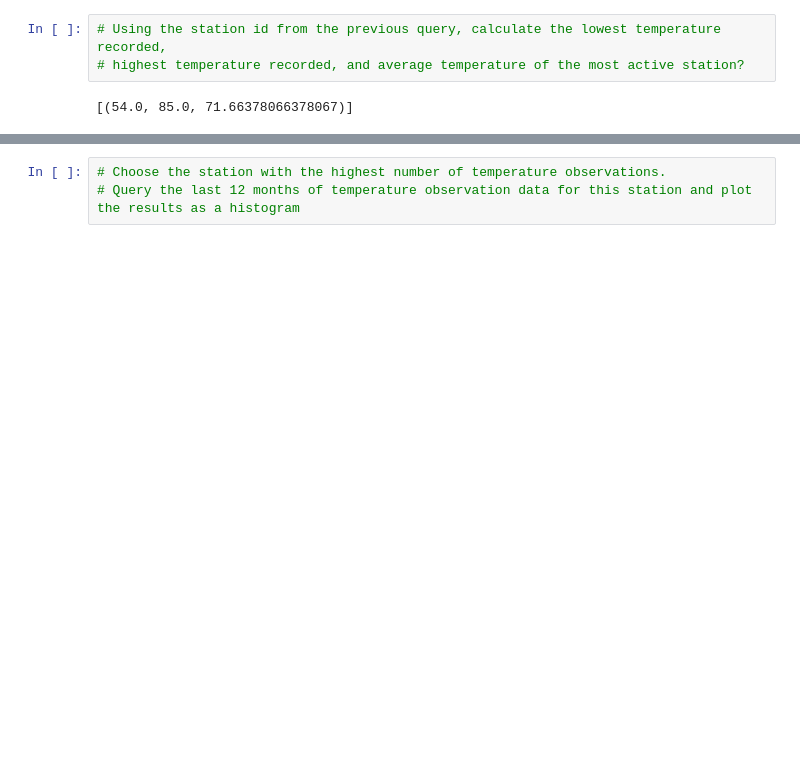
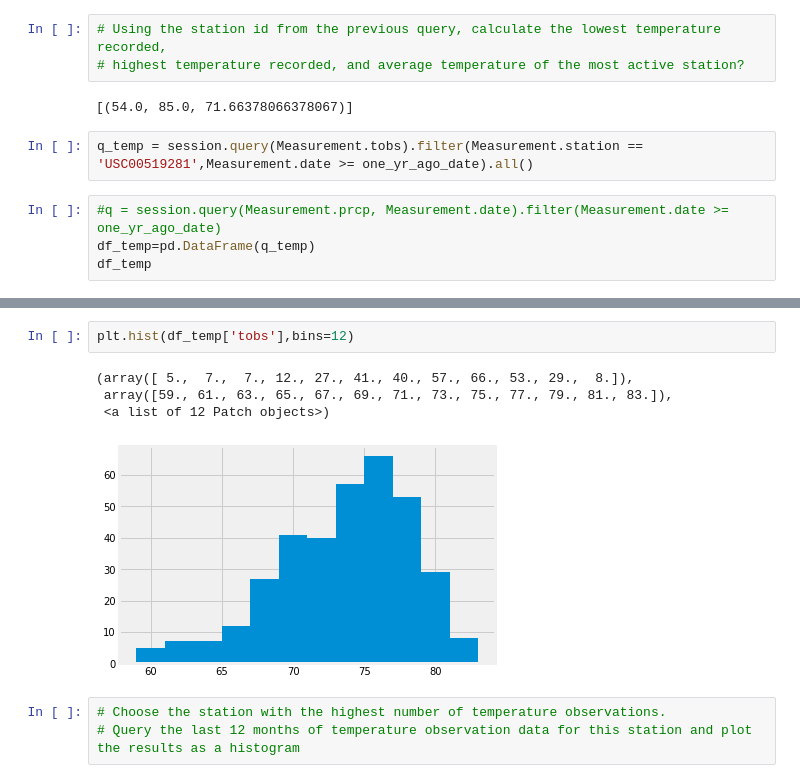
Before and after one commit to JenQian/sqlalchemy-challenge, a Jupyter notebook: climate_starter.ipynb, the cells around one changed output, grey strips where cells are left out. Drawn from its saved outputs; the diff is of its cells as text; blank space fills up the shorter version.

```diff
--- a/climate_starter.ipynb
+++ b/climate_starter.ipynb
@@ -168,3 +216,9 @@ one_yr_df_sort.describe()
 # highest temperature recorded, and average temperature of the most active station?
 # %% [output]
 [(54.0, 85.0, 71.66378066378067)]
+# %%
+q_temp = session.query(Measurement.tobs).filter(Measurement.station == 'USC00519281',Measurement.date >= one_yr_ago_date).all()
+# %%
+#q = session.query(Measurement.prcp, Measurement.date).filter(Measurement.date >= one_yr_ago_date)
+df_temp=pd.DataFrame(q_temp)
+df_temp
@@ -171,3 +239,10 @@ one_yr_df_sort.describe()
+# %%
+plt.hist(df_temp['tobs'],bins=12)
+# %% [output]
+(array([ 5.,  7.,  7., 12., 27., 41., 40., 57., 66., 53., 29.,  8.]),
+ array([59., 61., 63., 65., 67., 69., 71., 73., 75., 77., 79., 81., 83.]),
+ <a list of 12 Patch objects>)
+[figure, added]
 # %%
 # Choose the station with the highest number of temperature observations.
 # Query the last 12 months of temperature observation data for this station and plot the results as a histogram
```
Also changed, not shown: parts of 13 cells of this notebook.
